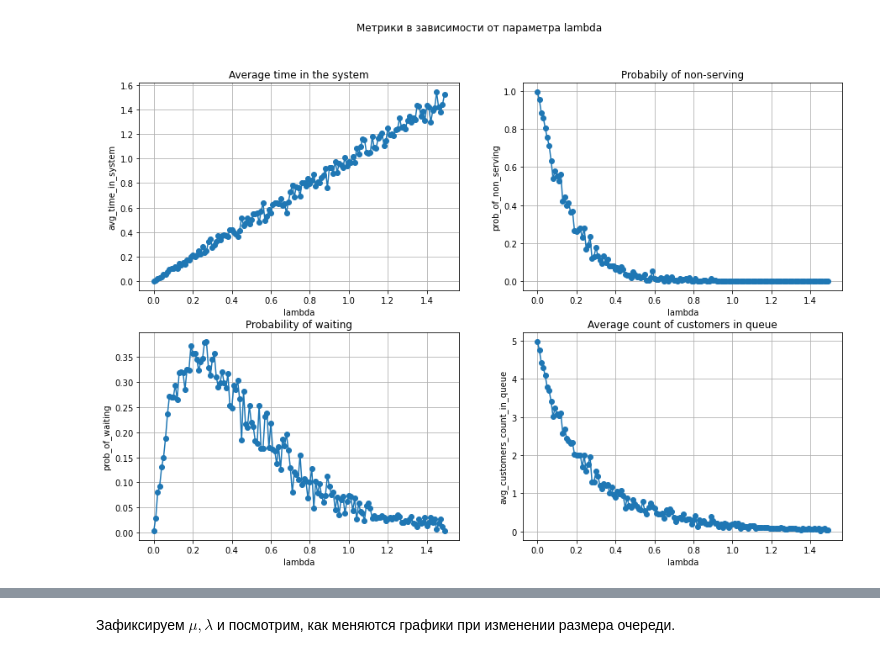
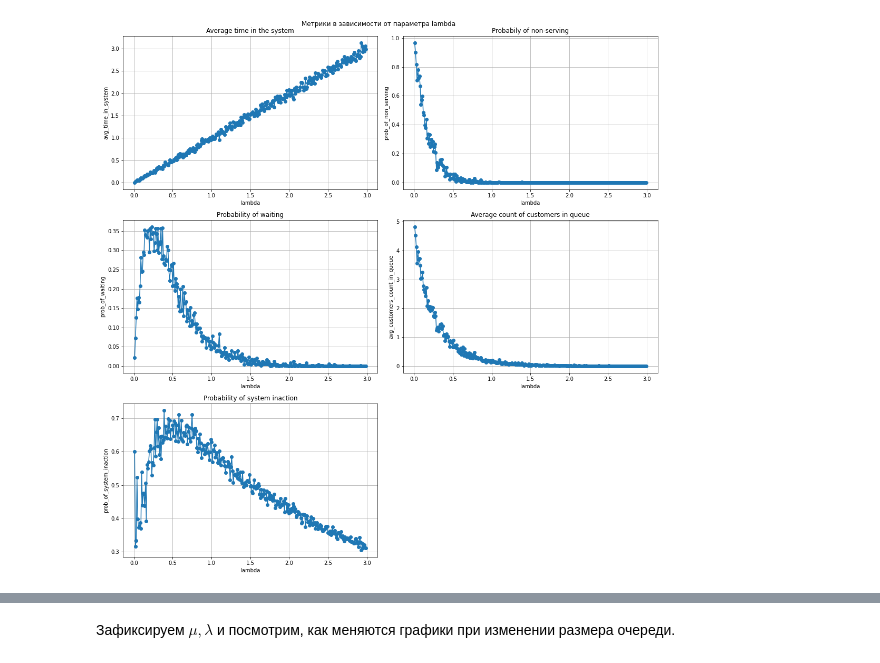
Before and after one commit to avmusatov/Queuing-theory-MMc, a Jupyter notebook: model.ipynb, the cells around one changed output, grey strips where cells are left out. Drawn from its saved outputs; the diff is of its cells as text; code cells hidden in the pictures.

```diff
--- a/model.ipynb
+++ b/model.ipynb
@@ -162,27 +173,29 @@ df
 # %%
 metrics_titles = ['Average time in the system',
-        'Probabily of non-serving',
-        'Probability of waiting',
-        'Average count of customers in queue']
+                  'Probabily of non-serving',
+                  'Probability of waiting',
+                  'Average count of customers in queue',
+                  'Probability of system inaction']
 # %%
-def run_mm2_queue(lmd, mu, cap, n_iter, s = 42):
-    system = QueueMM2(lmd, mu, cap)
+def run_mm2_queue(lbd, mu, cap, n_iter, seed=42):
     np.random.seed()
+    system = QueueMM2(lbd, mu, cap)
 
     for i in range(n_iter):
         system.time_adv()
 
     metrics = {
-        'avg_time_in_system': np.round(system.clock / system.num_arrivals,3),
-        'prob_of_non_serving': np.round(system.lost_customers / system.num_arrivals,3),
-        'prob_of_waiting': np.round(system.waiting_customers / system.num_arrivals,3),
-        'avg_customers_count_in_queue': np.mean(system.customers_in_queue_per_iter)
+        'avg_time_in_system': system.get_avg_time_in_system(),
+        'prob_of_non_serving': system.get_prob_of_non_serving(),
+        'prob_of_waiting': system.get_prob_of_waiting(),
+        'avg_customers_count_in_queue': system.get_avg_customers_count_in_queue(),
+        'prob_of_system_inaction': system.get_prob_of_system_inaction()
     }
 
     params = {
-        'Lambda': lmd,
+        'Lambda': lbd,
         'Mu': mu,
-        'Rough': lmd/(2*mu),
+        'Rough': lbd/(2*mu),
         'Arrived customers': system.num_arrivals
     }
 
@@ -212,23 +225,25 @@ def draw_metrics(params, test_metrics, param_name):
 # %%
 mu = 3
 int_size = 0.01
-lambdas = np.arange(0, mu/2, int_size)
+lambdas = np.arange(0.01, mu, int_size)
 capacity = 5
 
 test_metrics = {
     'avg_time_in_system': list(),
     'prob_of_non_serving': list(),
     'prob_of_waiting': list(),
-    'avg_customers_count_in_queue': list()
+    'avg_customers_count_in_queue': list(),
+    'prob_of_system_inaction': list()
 }
 
-for i in range(len(lambdas)):
-    metrics = run_mm2_queue(lambdas[i], mu, capacity, 1000)
+for lbd in lambdas:
+    metrics = run_mm2_queue(lbd, mu, capacity, 1000)
     test_metrics['avg_time_in_system'].append(metrics['avg_time_in_system'])
     test_metrics['prob_of_non_serving'].append(metrics['prob_of_non_serving'])
     test_metrics['prob_of_waiting'].append(metrics['prob_of_waiting'])
     test_metrics['avg_customers_count_in_queue'].append(metrics['avg_customers_count_in_queue'])
+    test_metrics['prob_of_system_inaction'].append(metrics['prob_of_system_inaction'])
+
+draw_metrics(lambdas, test_metrics, 'lambda')
+# %% [output]
+[figure, added]
-# %%
-draw_metrics(lambdas, test_metrics, 'lambda')
-# %% [output]
-[figure, removed]
```
Also changed, not shown: parts of 16 cells of this notebook.
